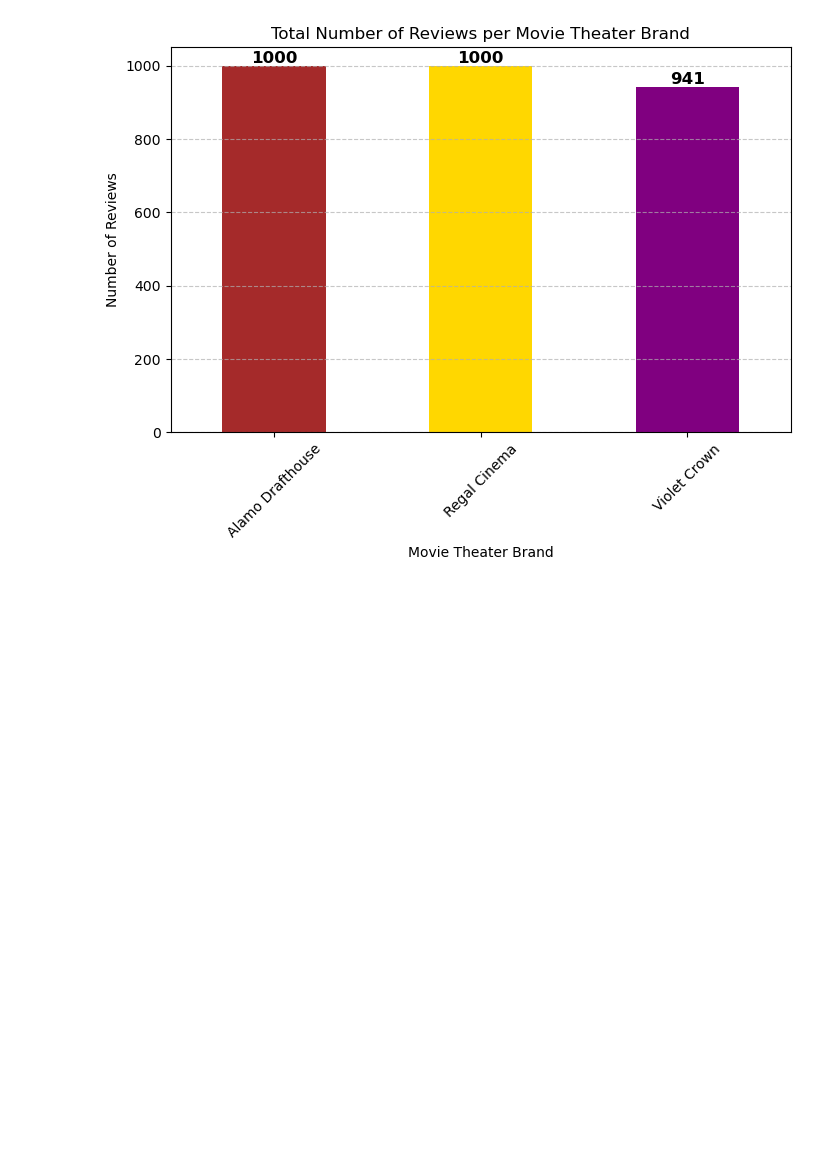
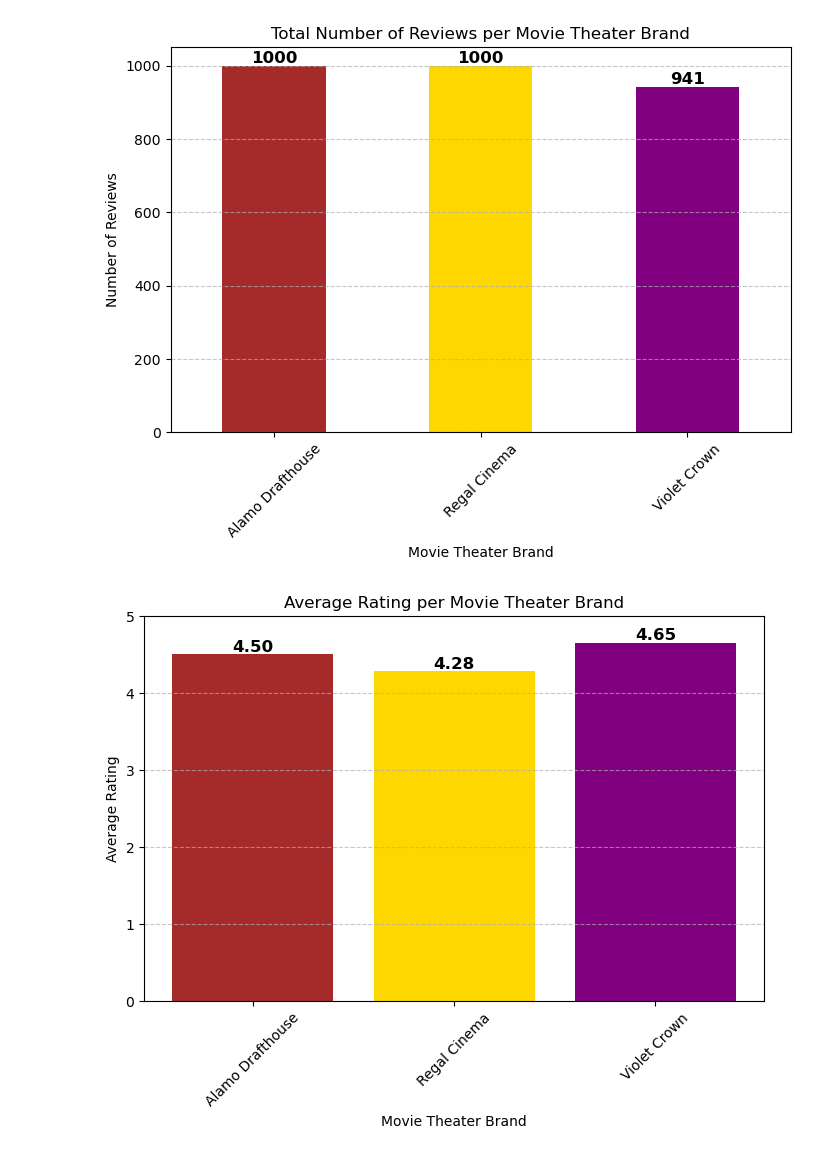
Before and after one commit to ChrisxCross2003/DS4002Project1, a Jupyter notebook: Scripts/sentiment_analysis.ipynb, the cells around one changed output. Cells and saved outputs as stored; diff of their text form; code cells hidden in the pictures; blank space fills up the shorter version.

Commit message:
Add files via upload
Exported the CSV file and included the code for both plots

```diff
--- a/Scripts/sentiment_analysis.ipynb
+++ b/Scripts/sentiment_analysis.ipynb
@@ -137,3 +137,28 @@ plt.grid(axis='y', linestyle='--', alpha=0.7)
 plt.show()
 # %% [output]
 [figure]
+# %%
+# Compute the average rating per brand
+avg_ratings = movies_df.groupby("Theater Name")["Star rating"].mean()
+
+# Create the bar chart
+plt.figure(figsize=(8, 5))
+bars = plt.bar(avg_ratings.index, avg_ratings.values, color=["brown", "gold", "purple"])
+
+# Add labels on top of each bar
+for bar in bars:
+    plt.text(bar.get_x() + bar.get_width()/2, bar.get_height(), f"{bar.get_height():.2f}",
+             ha='center', va='bottom', fontsize=12, fontweight='bold')
+
+# Labels and title
+plt.xlabel("Movie Theater Brand")
+plt.ylabel("Average Rating")
+plt.title("Average Rating per Movie Theater Brand")
+plt.xticks(rotation=45)
+plt.ylim(0, 5)  # Ratings typically range from 0 to 5
+plt.grid(axis='y', linestyle='--', alpha=0.7)
+
+# Show the plot
+plt.show()
+# %% [output]
+[figure, added]
```
